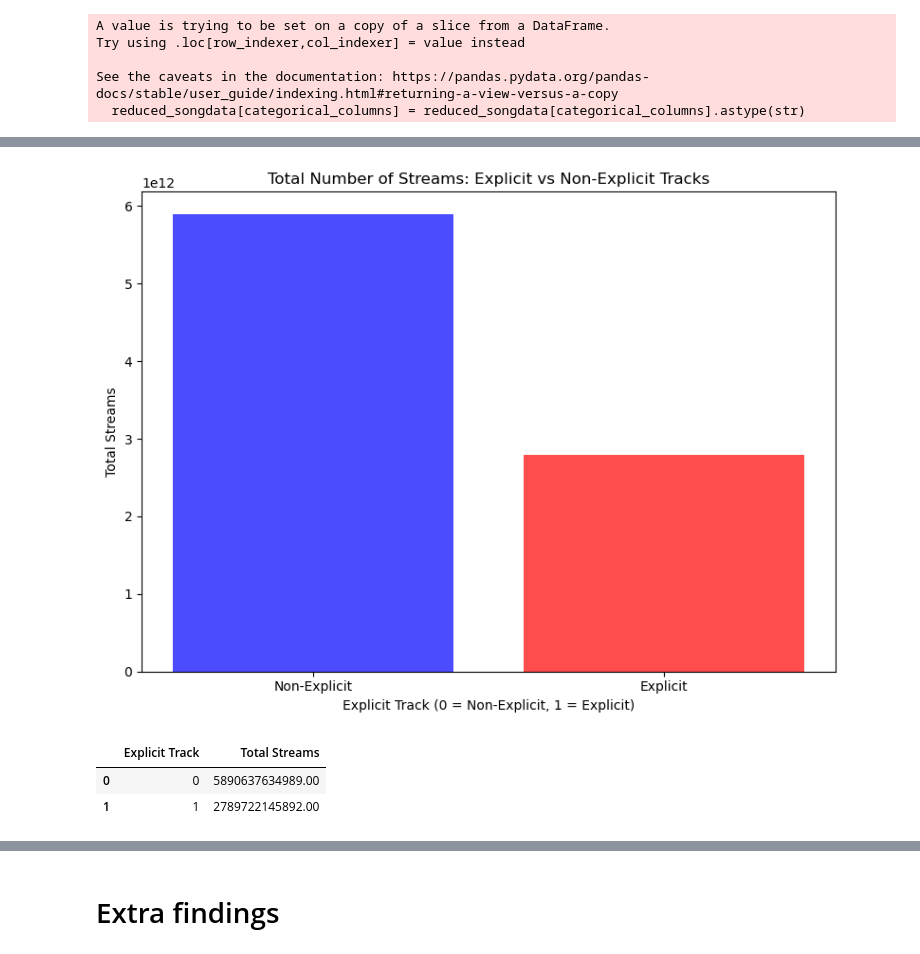
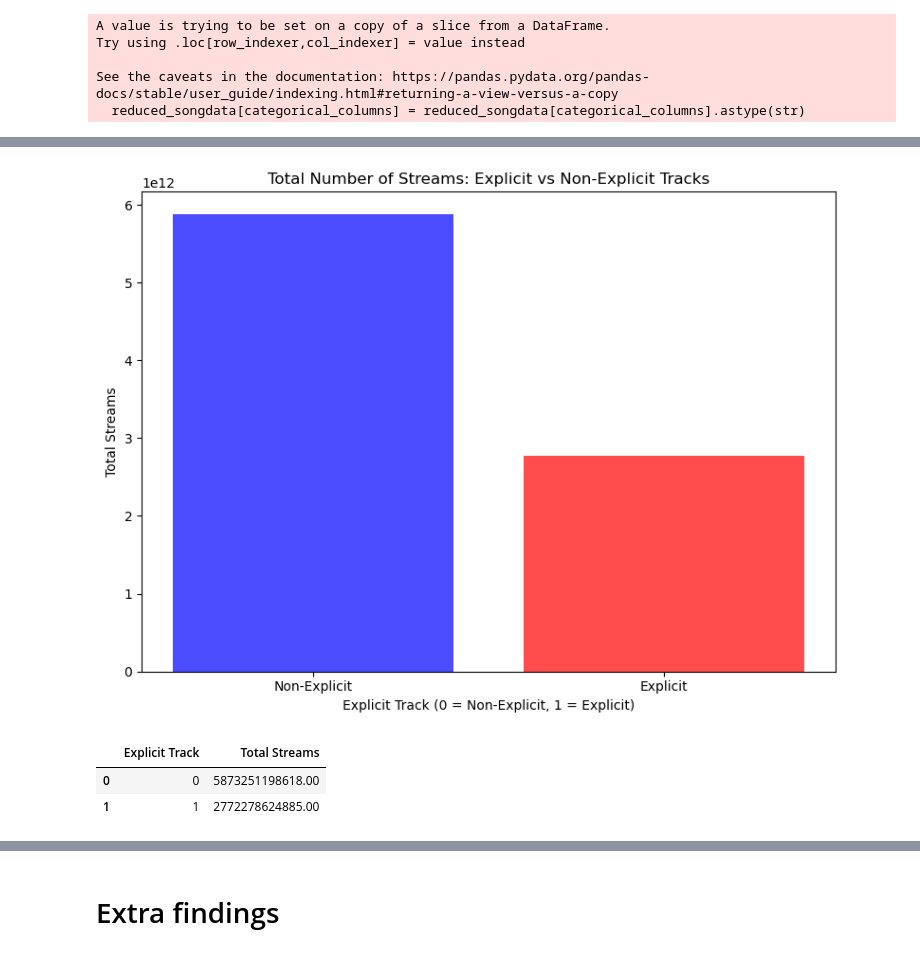
Before and after one commit to FloBeep/Project_1_2024_Songs, a Jupyter notebook: 2024 Most Streamed Songs Analysis - Master.ipynb, the cells around one changed output, grey strips where cells are left out. Cells and saved outputs as stored; diff of their text form; code cells hidden in the pictures.

```diff
--- a/2024 Most Streamed Songs Analysis - Master.ipynb
+++ b/2024 Most Streamed Songs Analysis - Master.ipynb
@@ -271,11 +271,9 @@ data = reduced_songdata.fillna(0)
 # Convert numeric columns to appropriate data types by removing commas and converting to numbers
 numeric_columns = [
     'Spotify Streams',
-    'YouTube Views', 'YouTube Likes',
-    'TikTok Posts', 'TikTok Likes', 'TikTok Views',
-    'AirPlay Spins',
-    'Pandora Streams',
-    'Soundcloud Streams'
+    'YouTube Views',
+    'TikTok Likes', 'TikTok Views',
+    'Pandora Streams'
 ]
 
 for column in numeric_columns:
@@ -312,32 +310,30 @@ plt.show()
 # %%
 # Calculate the total number of streams by summing relevant columns
 data['Total Streams'] = data[['Spotify Streams',
-    'YouTube Views', 'YouTube Likes',
-    'TikTok Posts', 'TikTok Likes', 'TikTok Views',
-    'AirPlay Spins',
-    'Pandora Streams',
-    'Soundcloud Streams']].sum(axis=1)
+    'YouTube Views',
+    'TikTok Likes', 'TikTok Views',
+    'Pandora Streams']].sum(axis=1)
 
 # Group by 'Explicit Track' and calculate the sum of total streams for each group
 grouped_data = data.groupby('Explicit Track')['Total Streams'].sum().reset_index()
 
 # Plot the data
 plt.figure(figsize=(8, 6))
 plt.bar(grouped_data['Explicit Track'].astype(str), grouped_data['Total Streams'], color=['blue', 'red'], alpha=0.7)
 plt.title('Total Number of Streams: Explicit vs Non-Explicit Tracks')
 plt.xlabel('Explicit Track (0 = Non-Explicit, 1 = Explicit)')
 plt.ylabel('Total Streams')
 plt.xticks([0, 1], ['Non-Explicit', 'Explicit'])
 plt.tight_layout()
 plt.show()
 
 # Display the grouped data for clarity
 grouped_data
 # %% [output]
 [figure]
 |  | Explicit Track | Total Streams |
-| 0 | 0 | 5890637634989.00 |
-| 1 | 1 | 2789722145892.00 |
+| 0 | 0 | 5873251198618.00 |
+| 1 | 1 | 2772278624885.00 |
 # %%
 # Perform an independent t-test
 # Using only the numeric columns for comparison
```
Also changed, not shown: parts of 7 cells of this notebook.
